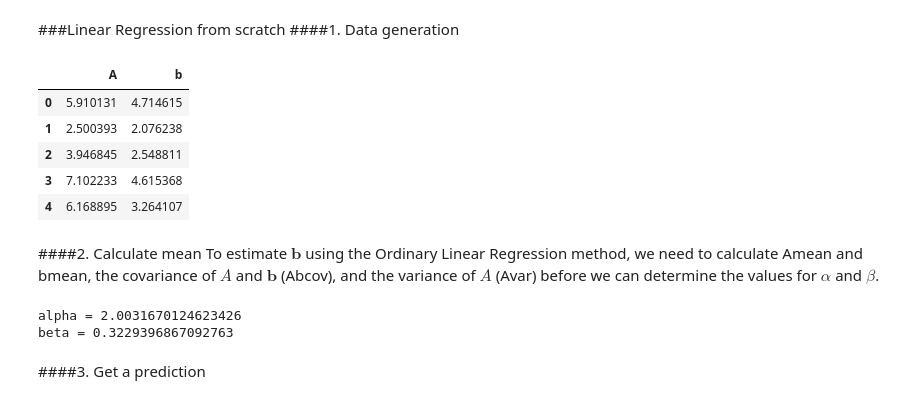
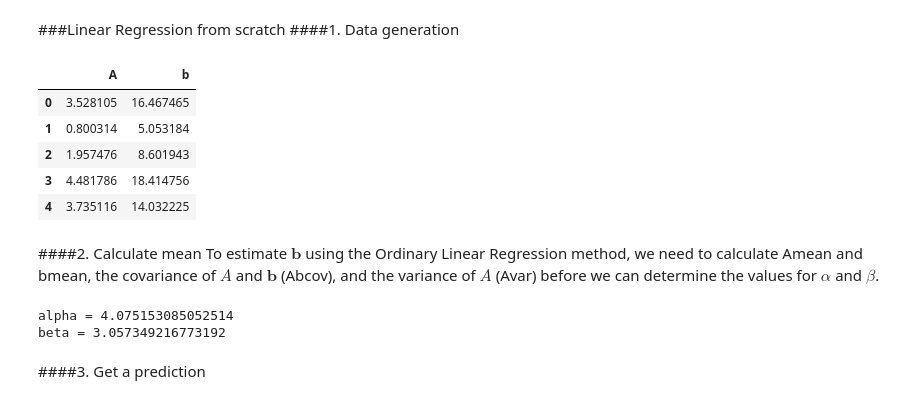
Before and after one commit to madonnaojorin/MAT494, a Jupyter notebook: 1.3_Linear_Regression.ipynb, the cells around one changed output. Saved outputs shown, nothing was run; the diff lists cells and outputs as text; code cells hidden in the pictures.

```diff
--- a/1.3_Linear_Regression.ipynb
+++ b/1.3_Linear_Regression.ipynb
@@ -186,27 +186,27 @@ We implemented the closed-form Normal Equation and applied it to predict output
 # %%
 import pandas as pd
 
 # Generate 'random' data
 np.random.seed(0)
-A = 2.5 * np.random.randn(100) + 1.5   # Array of 100 values with mean = 1.5, stddev = 2.5
-res = 0.5 * np.random.randn(100)       # Generate 100 residual terms
-b = 2 + 0.3 * A + res                  # Actual values of Y
+A = 2 * np.random.randn(100)
+res = np.random.randn(100)
+b = 4 + 3 * A + res
 
 # Create pandas dataframe to store our A and b values
 df = pd.DataFrame(
     {'A': A,
      'b': b}
 )
 
 # Show the first five rows of our dataframe
 df.head()
 # %% [output]
 |  | A | b |
-| 0 | 5.910131 | 4.714615 |
-| 1 | 2.500393 | 2.076238 |
-| 2 | 3.946845 | 2.548811 |
-| 3 | 7.102233 | 4.615368 |
-| 4 | 6.168895 | 3.264107 |
+| 0 | 3.528105 | 16.467465 |
+| 1 | 0.800314 | 5.053184 |
+| 2 | 1.957476 | 8.601943 |
+| 3 | 4.481786 | 18.414756 |
+| 4 | 3.735116 | 14.032225 |
 # %% [markdown]
 ####2. Calculate mean
 To estimate $\textbf{b}$ using the Ordinary Linear Regression method, we need to calculate Amean and bmean, the covariance of $A$ and $\textbf{b}$ (Abcov), and the variance of $A$ (Avar) before we can determine the values for $\alpha$ and $\beta$.
@@ -225,8 +225,8 @@ alpha = bmean - (beta * Amean)
 print(f'alpha = {alpha}')
 print(f'beta = {beta}')
 # %% [output]
-alpha = 2.0031670124623426
-beta = 0.3229396867092763
+alpha = 4.075153085052514
+beta = 3.057349216773192
 # %% [markdown]
 ####3. Get a prediction
 # %%
```
Also changed, not shown: parts of 2 cells of this notebook.
